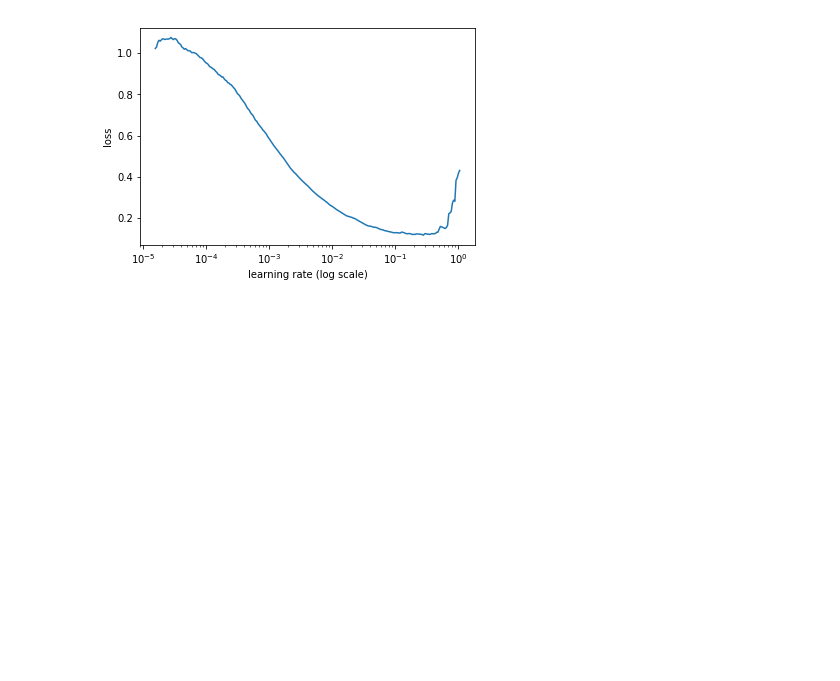
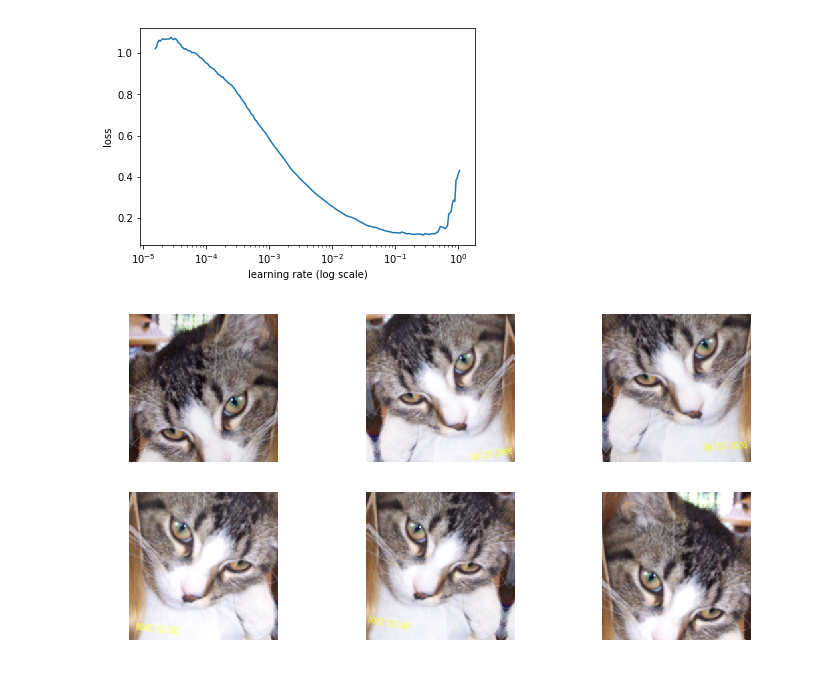
Before and after one commit to anshulrai/Kaggle-Challenges, a Jupyter notebook: Dog vs Cats/Dog vs Cats #1.ipynb, the cells around one changed output. Saved outputs shown, nothing was run; the diff lists cells and outputs as text; code cells hidden in the pictures; blank space fills up the shorter version.

```diff
--- a/Dog vs Cats/Dog vs Cats #1.ipynb
+++ b/Dog vs Cats/Dog vs Cats #1.ipynb
@@ -327,3 +327,9 @@ def get_augs():
     data = ImageClassifierData.from_paths(PATH, bs=2, tfms=tfms, num_workers=1)
     x,_ = next(iter(data.aug_dl))
     return data.trn_ds.denorm(x)[1]
+# %%
+ims = np.stack([get_augs() for i in range(6)])
+# %%
+plots(ims, rows=2)
+# %% [output]
+[figure, added]
```
Also changed, not shown: parts of 10 cells of this notebook.
